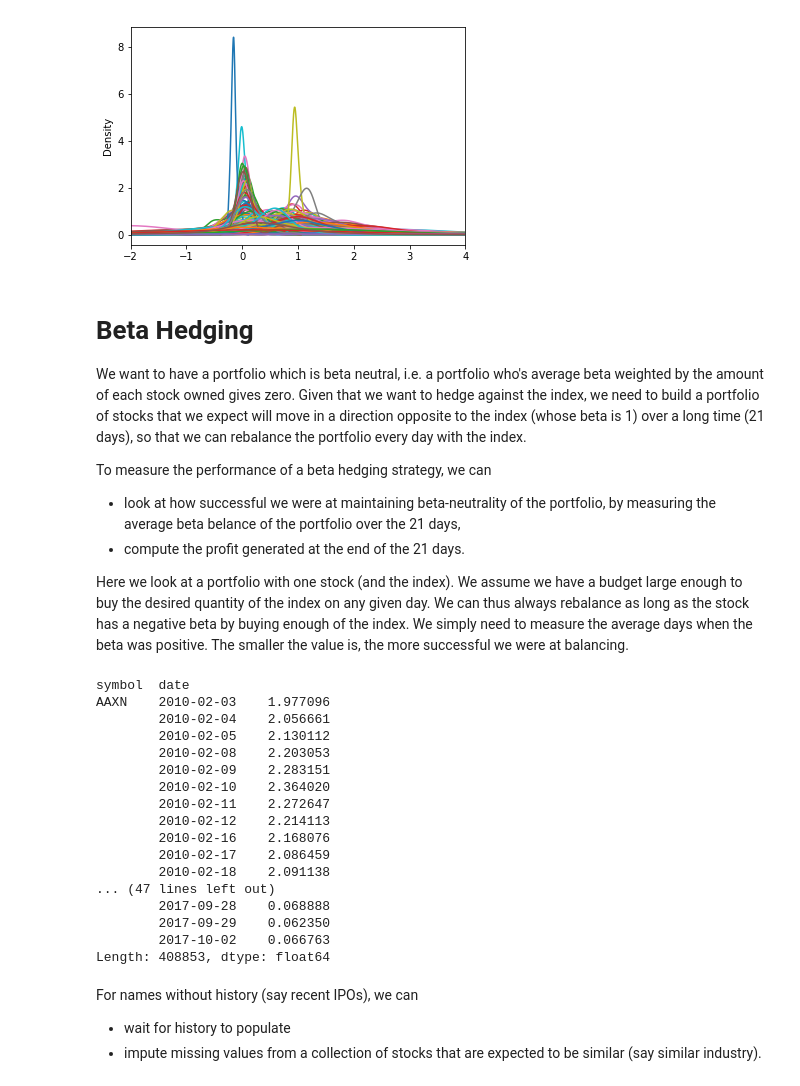
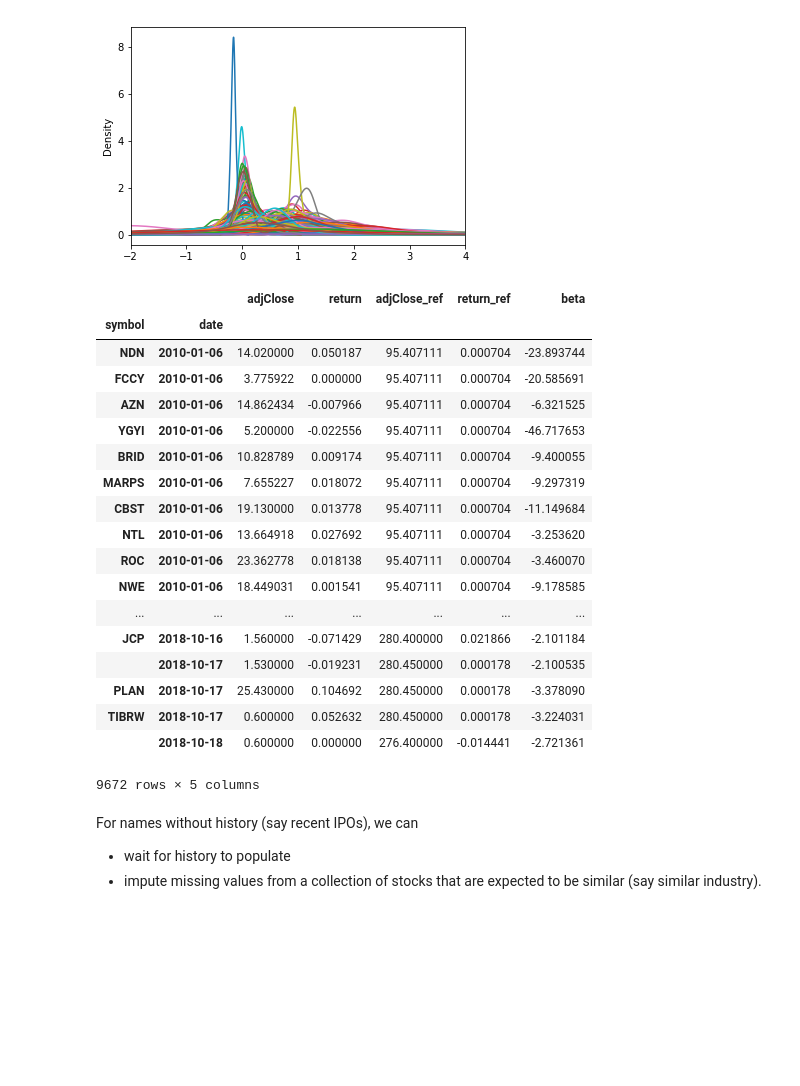
Before and after one commit to vincentqb/beta-computation, a Jupyter notebook: src/Exploration.ipynb, the cells around one changed output. Saved outputs shown, nothing was run; the diff lists cells and outputs as text; code cells hidden in the pictures; blank space fills up the shorter version.

```diff
--- a/src/Exploration.ipynb
+++ b/src/Exploration.ipynb
@@ -415,37 +456,28 @@ threshold = 3
 p = df.groupby(level="symbol", group_keys=False)["beta"].plot(kind="density", xlim=(1-threshold, 1+threshold))
 # %% [output]
 [figure]
-# %% [markdown]
-# Beta Hedging
-
-We want to have a portfolio which is beta neutral, i.e. a portfolio who's average beta weighted by the amount of each stock owned gives zero. Given that we want to hedge against the index, we need to build a portfolio of stocks that we expect will move in a direction opposite to the index (whose beta is 1) over a long time (21 days), so that we can rebalance the portfolio every day with the index.
-
-To measure the performance of a beta hedging strategy, we can
-* look at how successful we were at maintaining beta-neutrality of the portfolio, by measuring the average beta belance of the portfolio over the 21 days,
-* compute the profit generated at the end of the 21 days.
-
-Here we look at a portfolio with one stock (and the index). We assume we have a budget large enough to buy the desired quantity of the index on any given day. We can thus always rebalance as long as the stock has a negative beta by buying enough of the index. We simply need to measure the average days when the beta was positive. The smaller the value is, the more successful we were at balancing.
-# %%
-n = 21
-df[["beta"]].assign(floor=0.).max(axis=1).groupby(level="symbol", group_keys=False).rolling(n).mean().dropna()
-# %% [output]
-symbol  date
-AAXN    2010-02-03    1.977096
-        2010-02-04    2.056661
-        2010-02-05    2.130112
-        2010-02-08    2.203053
-        2010-02-09    2.283151
-        2010-02-10    2.364020
-        2010-02-11    2.272647
-        2010-02-12    2.214113
-        2010-02-16    2.168076
-        2010-02-17    2.086459
-        2010-02-18    2.091138
-... (47 lines left out)
-        2017-09-28    0.068888
-        2017-09-29    0.062350
-        2017-10-02    0.066763
-Length: 408853, dtype: float64
+# %%
+df[df["beta"] < -2]
+# %% [output]
+|  |  | adjClose | return | adjClose_ref | return_ref | beta |
+| symbol | date |  |  |  |  |  |
+| NDN | 2010-01-06 | 14.020000 | 0.050187 | 95.407111 | 0.000704 | -23.893744 |
+| FCCY | 2010-01-06 | 3.775922 | 0.000000 | 95.407111 | 0.000704 | -20.585691 |
+| AZN | 2010-01-06 | 14.862434 | -0.007966 | 95.407111 | 0.000704 | -6.321525 |
+| YGYI | 2010-01-06 | 5.200000 | -0.022556 | 95.407111 | 0.000704 | -46.717653 |
+| BRID | 2010-01-06 | 10.828789 | 0.009174 | 95.407111 | 0.000704 | -9.400055 |
+| MARPS | 2010-01-06 | 7.655227 | 0.018072 | 95.407111 | 0.000704 | -9.297319 |
+| CBST | 2010-01-06 | 19.130000 | 0.013778 | 95.407111 | 0.000704 | -11.149684 |
+| NTL | 2010-01-06 | 13.664918 | 0.027692 | 95.407111 | 0.000704 | -3.253620 |
+| ROC | 2010-01-06 | 23.362778 | 0.018138 | 95.407111 | 0.000704 | -3.460070 |
+| NWE | 2010-01-06 | 18.449031 | 0.001541 | 95.407111 | 0.000704 | -9.178585 |
+| ... | ... | ... | ... | ... | ... | ... |
+| JCP | 2018-10-16 | 1.560000 | -0.071429 | 280.400000 | 0.021866 | -2.101184 |
+|  | 2018-10-17 | 1.530000 | -0.019231 | 280.450000 | 0.000178 | -2.100535 |
+| PLAN | 2018-10-17 | 25.430000 | 0.104692 | 280.450000 | 0.000178 | -3.378090 |
+| TIBRW | 2018-10-17 | 0.600000 | 0.052632 | 280.450000 | 0.000178 | -3.224031 |
+|  | 2018-10-18 | 0.600000 | 0.000000 | 276.400000 | -0.014441 | -2.721361 |
+9672 rows × 5 columns
 # %% [markdown]
 For names without history (say recent IPOs), we can
 * wait for history to populate
```
Also changed, not shown: parts of 7 cells of this notebook, 3 other files.
